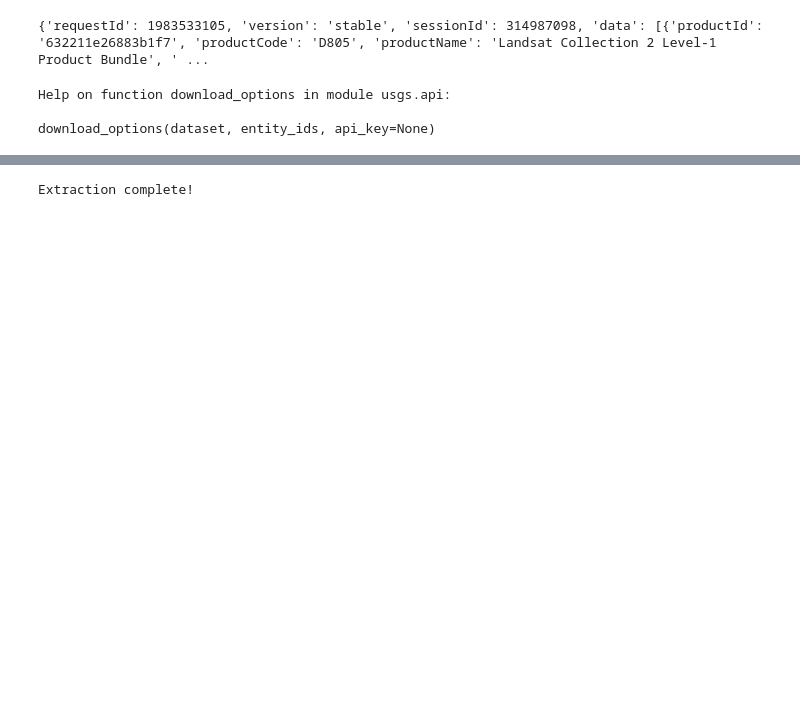
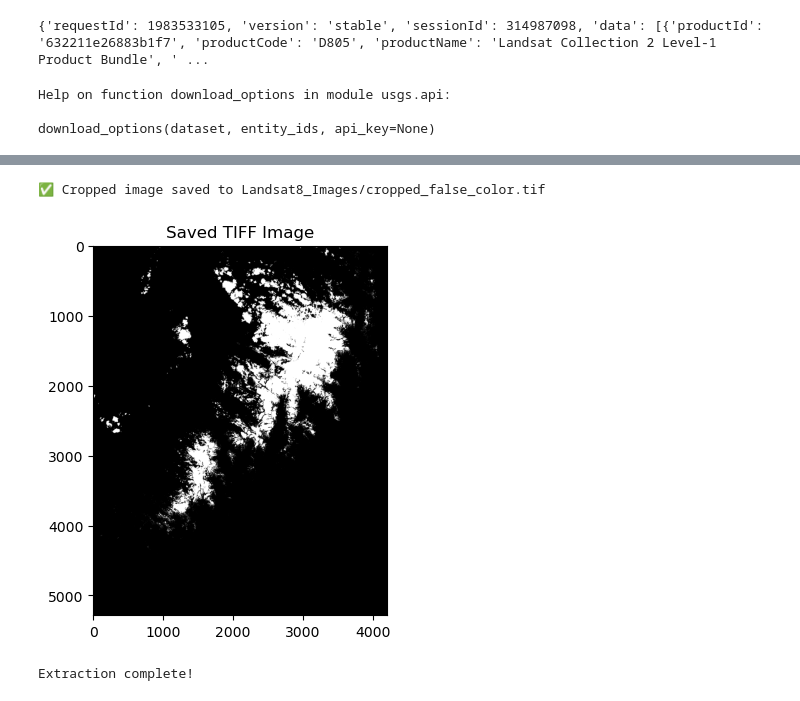
Before and after one commit to scouser-ulster/EGM722_Project, a Jupyter notebook: EMG722_Project_GlacierAreaCalcualtor.ipynb, the cells around one changed output, grey strips where cells are left out. Drawn from its saved outputs; the diff is of its cells as text; code cells hidden in the pictures; blank space fills up the shorter version.

```diff
--- a/EMG722_Project_GlacierAreaCalcualtor.ipynb
+++ b/EMG722_Project_GlacierAreaCalcualtor.ipynb
@@ -518,3 +602,63 @@ plt.show()
+# %%
+import rasterio
+from rasterio.mask import mask
+from shapely.geometry import box
+import geopandas as gpd
+import json
+
+# Path to your input image
+input_tif = 'Landsat8_Images/glacier_mask.tif'
+
+# Define your crop area (xmin, ymin, xmax, ymax) - in the same CRS as the raster!
+crop_bounds = (575000, 6700000 , 701000 , 6000000)  # 🔥 you set these numbers
+
+# Open the image
+with rasterio.open(input_tif) as src:
+    # Create a shapely box (polygon) from bounds
+    bbox = box(*crop_bounds)
+
+    # Convert to GeoJSON-like dict
+    geo = gpd.GeoSeries([bbox], crs=src.crs).to_json()
+    shapes = [json.loads(geo)['features'][0]['geometry']]
+
+    # Mask (crop) the image
+    out_image, out_transform = mask(src, shapes, crop=True)
+
+    # Update the metadata
+    out_meta = src.meta.copy()
+    out_meta.update({
+        "driver": "GTiff",
+        "height": out_image.shape[1],
+        "width": out_image.shape[2],
+        "transform": out_transform
+    })
+
+# Path to save the cropped image
+output_tif = 'Landsat8_Images/cropped_false_color.tif'
+
+# Save the cropped image
+with rasterio.open(output_tif, "w", **out_meta) as dest:
+    dest.write(out_image)
+
+print(f"✅ Cropped image saved to {output_tif}")
+plt.show()
+# %% [output]
+✅ Cropped image saved to Landsat8_Images/cropped_false_color.tif
+# %%
+# Path to your saved TIFF file
+tif_path = 'Landsat8_Images/cropped_false_color.tif'
+
+# Open the TIFF file using rasterio
+with rasterio.open(tif_path) as src:
+    # Read the image data as a 2D numpy array (band 1)
+    image_data = src.read(1)
+
+    # Plot the image using matplotlib
+    plt.imshow(image_data, cmap='gray')  # You can use other colormaps if needed
+    plt.title("Saved TIFF Image")
+    plt.show()
+# %% [output]
+[figure, added]
 # %%
 import tarfile
 
```
Also changed, not shown: parts of 12 cells of this notebook, 24 other files.
